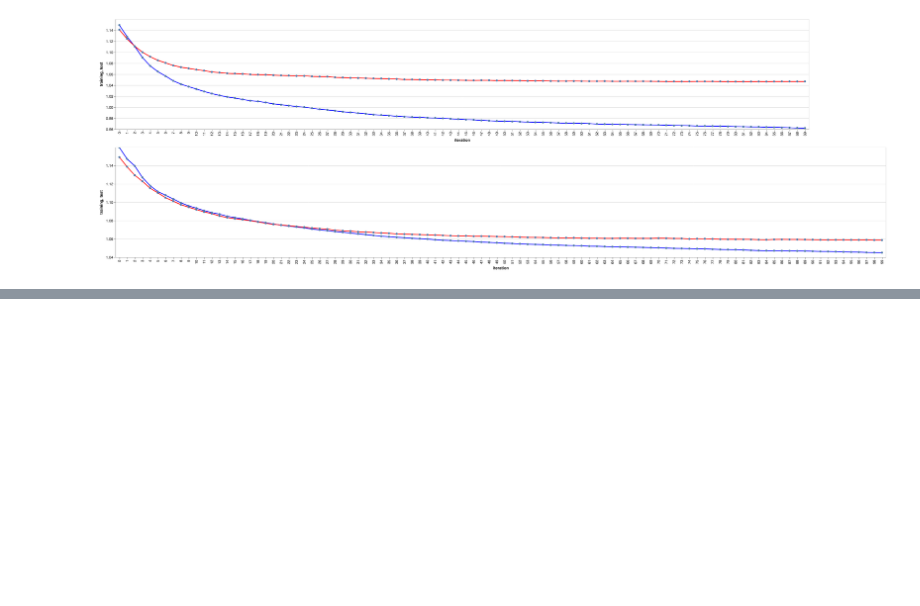
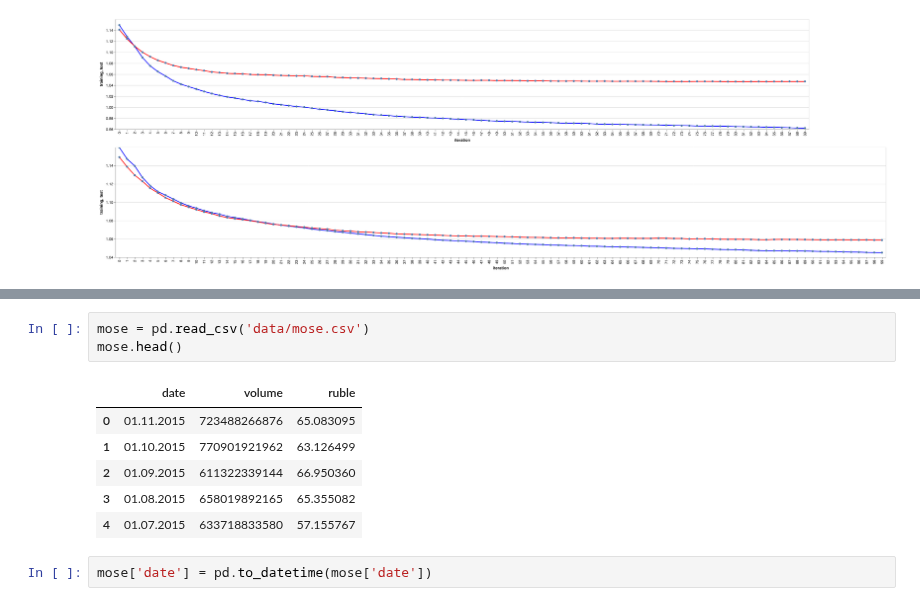
Before and after one commit to sarthakbatragatech/100-Days-of-ML, a Jupyter notebook: Hyperparameter-Tuning/Visualizing-Overfitting.ipynb, the cells around one changed output, grey strips where cells are left out. Cells and saved outputs as stored; diff of their text form; blank space fills up the shorter version.

```diff
--- a/Hyperparameter-Tuning/Visualizing-Overfitting.ipynb
+++ b/Hyperparameter-Tuning/Visualizing-Overfitting.ipynb
@@ -157,0 +194,12 @@ c4 = alt.Chart(reg).mark_line(color='red', point = True).encode(
+# %%
+mose = pd.read_csv('data/mose.csv')
+mose.head()
+# %% [output]
+|  | date | volume | ruble |
+| 0 | 01.11.2015 | 723488266876 | 65.083095 |
+| 1 | 01.10.2015 | 770901921962 | 63.126499 |
+| 2 | 01.09.2015 | 611322339144 | 66.950360 |
+| 3 | 01.08.2015 | 658019892165 | 65.355082 |
+| 4 | 01.07.2015 | 633718833580 | 57.155767 |
+# %%
+mose['date'] = pd.to_datetime(mose['date'])
```
Also changed, not shown: parts of 5 cells of this notebook.
